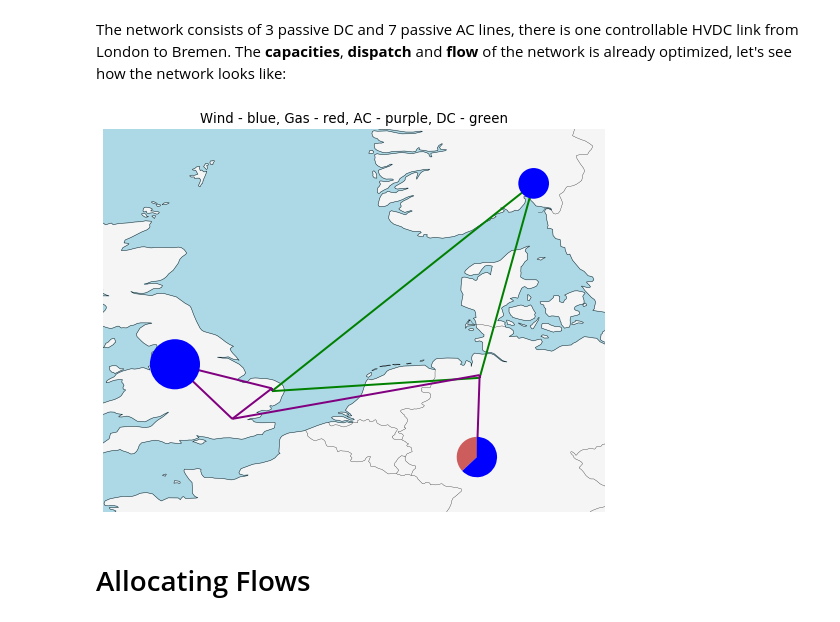
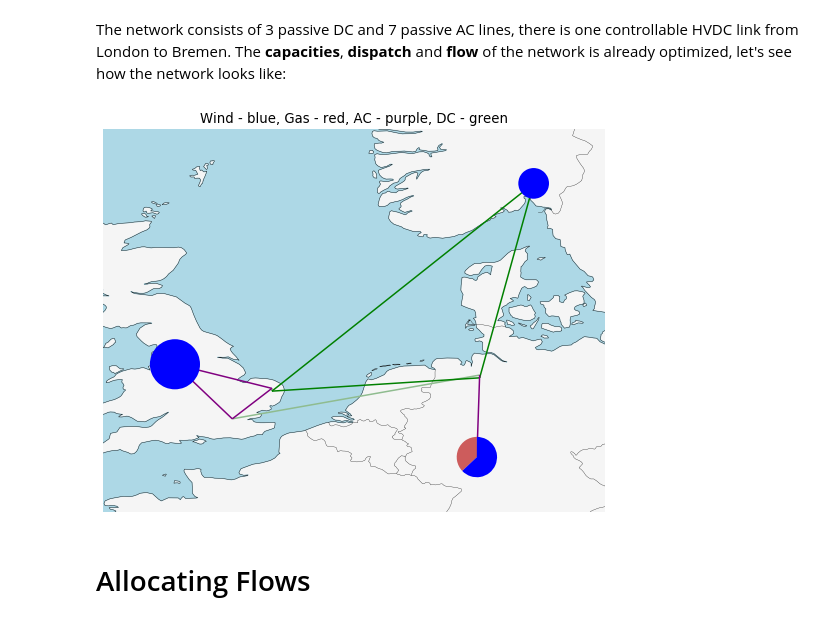
Before and after one commit to FRESNA/netallocation, a Jupyter notebook: examples/Getting Started.ipynb, the cells around one changed output. Saved outputs shown, nothing was run; the diff lists cells and outputs as text; code cells hidden in the pictures.

```diff
--- a/examples/Getting Started.ipynb
+++ b/examples/Getting Started.ipynb
@@ -60,14 +65,14 @@ n.branches()[['bus0', 'bus1', 'carrier']]
 # %% [markdown]
 The network consists of 3 passive DC and 7 passive AC lines, there is one controllable HVDC link from London to Bremen. The **capacities**, **dispatch** and **flow** of the network is already optimized, let's see how the network looks like:
 # %%
-plot_kwargs = dict(line_colors=n.branches().carrier.map({'DC': 'green', 'AC': 'purple'}), color_geomap=True,
+plot_kwargs = dict(line_colors=n.lines.carrier.map({'DC': 'green', 'AC': 'purple'}), color_geomap=True,
                    margin=0.2)
 
 fig = plt.figure(figsize=(9,9))
 n.plot(bus_sizes=n.generators.groupby(['bus', 'carrier']).p_nom_opt.sum()/5e3,
        title='Wind - blue, Gas - red, AC - purple, DC - green', **plot_kwargs);
 # %% [output]
-[figure, old version]
+[figure, new version]
 # %% [markdown]
 # Allocating Flows
 # %% [markdown]
```
Also changed, not shown: parts of 15 cells of this notebook, 3 other files.
